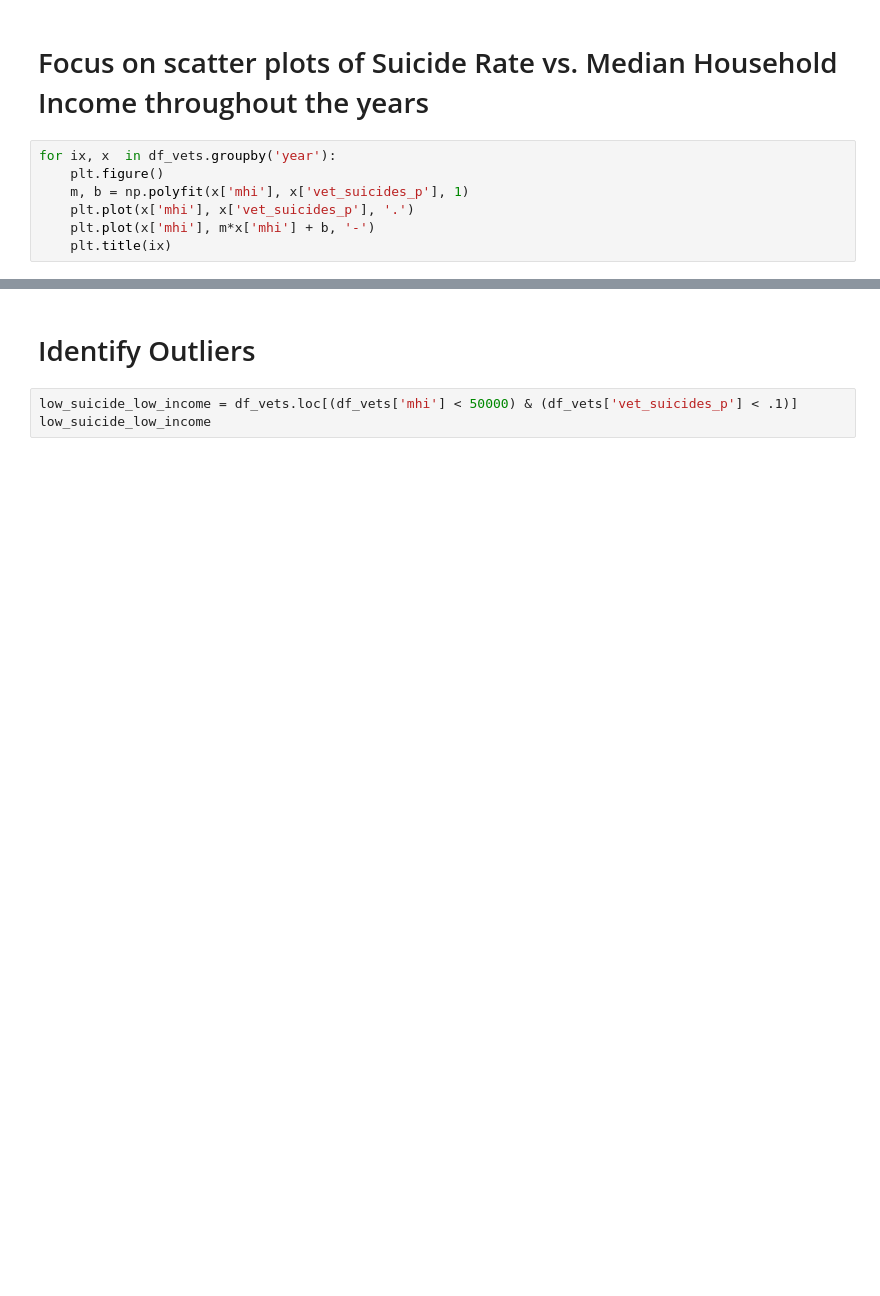
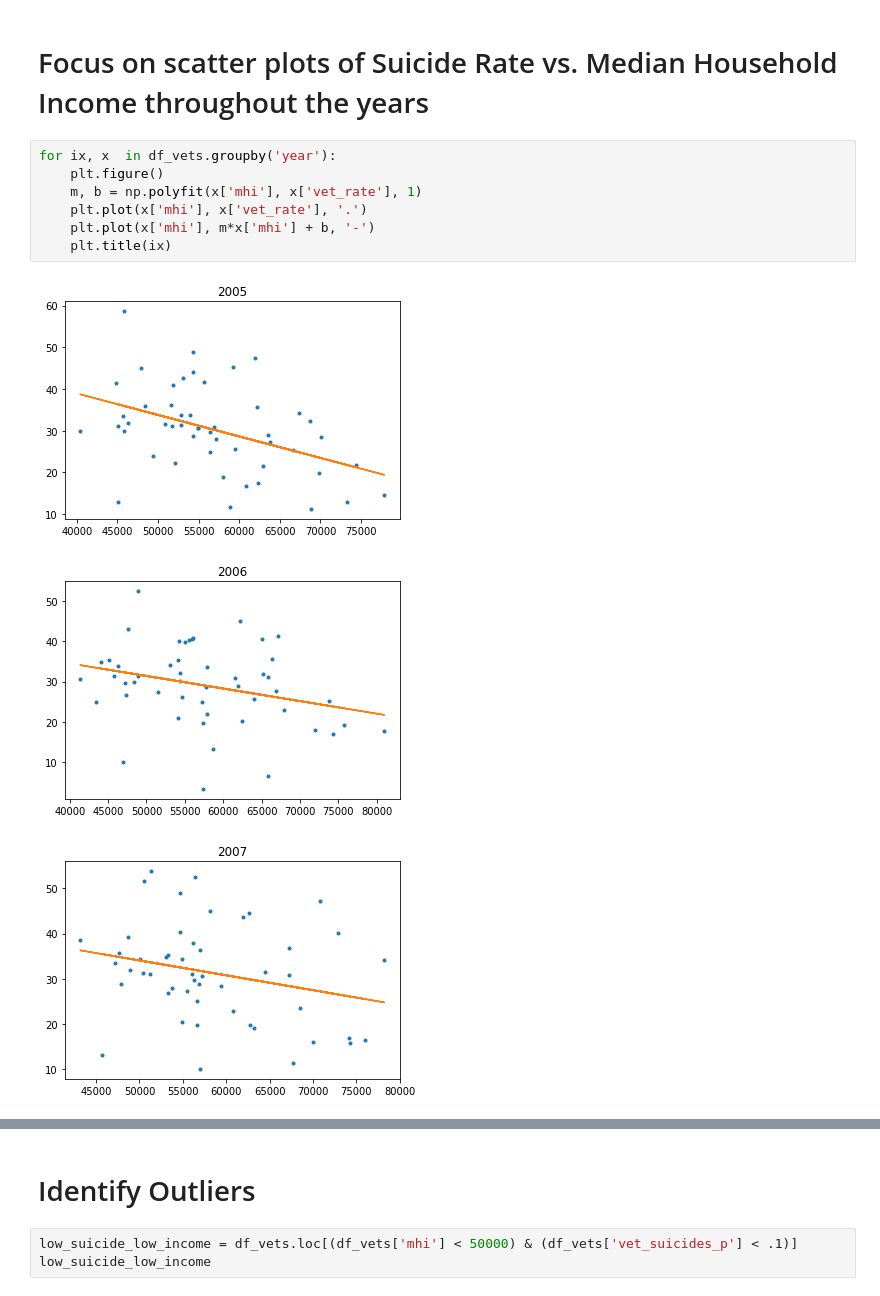
Before and after one commit to elenadreisbach/COGS-108-Project, a Jupyter notebook: Data/00_Exploration.ipynb, the cells around one changed output, grey strips where cells are left out. Cells and saved outputs as stored; diff of their text form; blank space fills up the shorter version.

Commit message:
added some plot

```diff
--- a/Data/00_Exploration.ipynb
+++ b/Data/00_Exploration.ipynb
@@ -405,7 +470,11 @@ for ix, x  in df_vets.groupby('year'):
 # %%
 for ix, x  in df_vets.groupby('year'):
     plt.figure()
-    m, b = np.polyfit(x['mhi'], x['vet_suicides_p'], 1)
-    plt.plot(x['mhi'], x['vet_suicides_p'], '.')
+    m, b = np.polyfit(x['mhi'], x['vet_rate'], 1)
+    plt.plot(x['mhi'], x['vet_rate'], '.')
     plt.plot(x['mhi'], m*x['mhi'] + b, '-')
     plt.title(ix)
+# %% [output]
+[figure, added]
+[figure, added]
+[figure, added]
```
Also changed, not shown: parts of 14 cells of this notebook.
